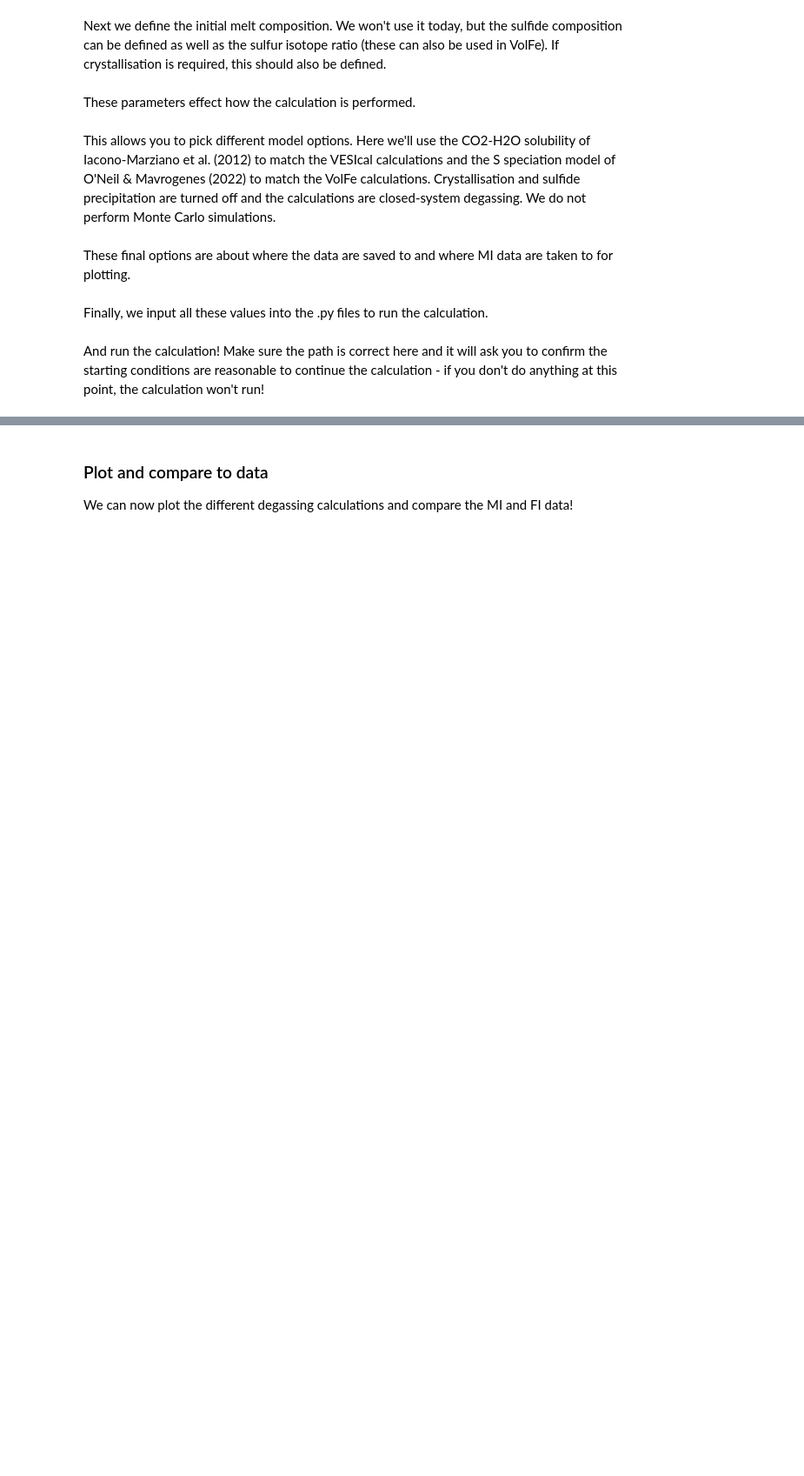
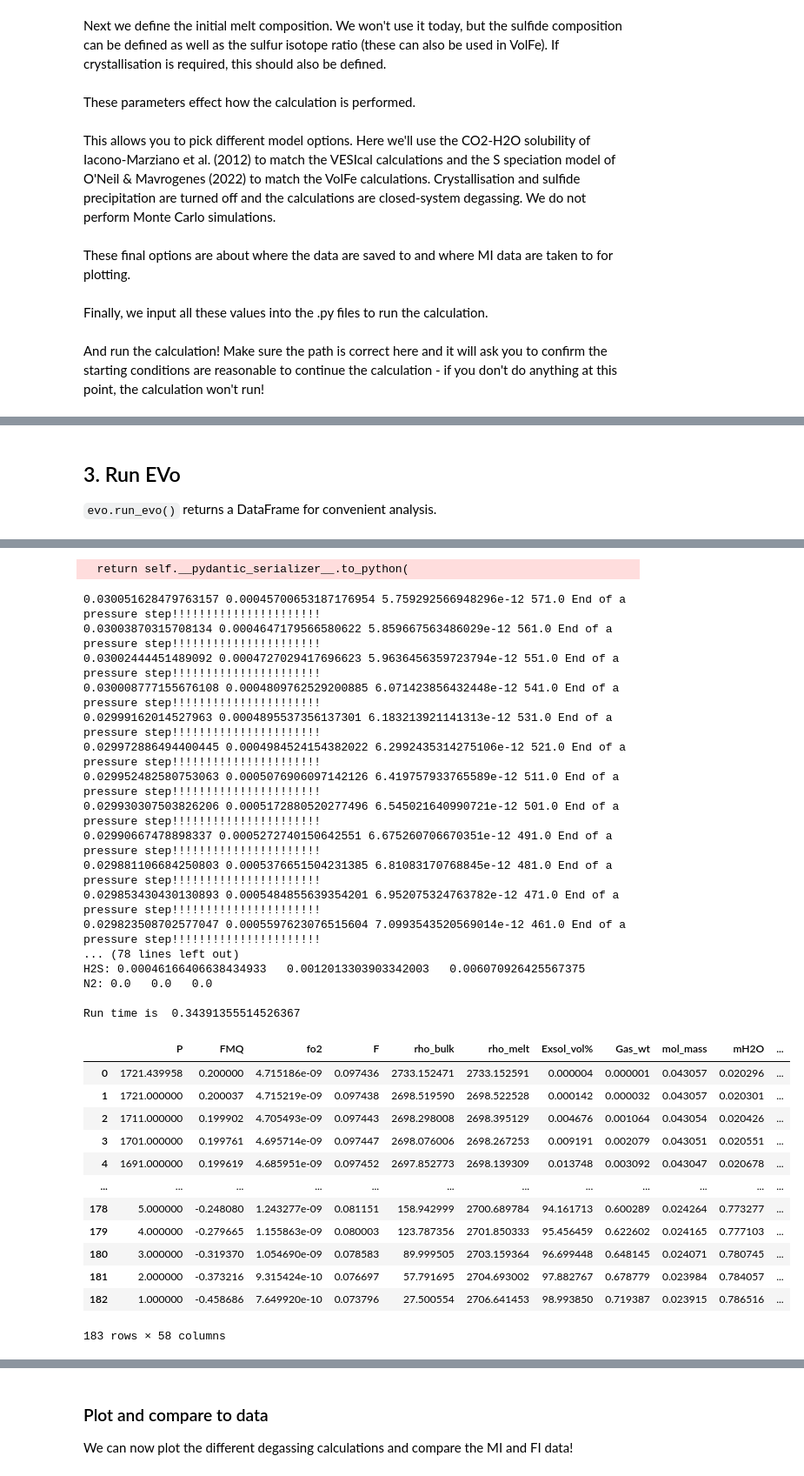
Before and after one commit to eryhughes/workshop_volatiles_goldschmidt2026, a Jupyter notebook: exercise_volatiles_workshop.ipynb, the cells around one changed output, grey strips where cells are left out. Shown at 87% size. Drawn from its saved outputs; the diff is of its cells as text; code cells hidden in the pictures; blank space fills up the shorter version.

```diff
--- a/exercise_volatiles_workshop.ipynb
+++ b/exercise_volatiles_workshop.ipynb
@@ -866,0 +894,45 @@ results_degas_sx = pd.read_csv('Sulfur_X-main/results_folder/test_Fuego_closedT'
+# %%
+# Set up fixed model parameters
+
+model = {
+    "COMPOSITION": "basalt",
+    "FIND_SATURATION": True,
+    "GAS_SYS": "cohs",
+    "FE_SYSTEM": True,
+    "FO2_buffer_SET": True,
+    "FH2_SET": False,
+    "WTH2O_SET": True,
+    "WTCO2_SET": True,
+    "SULFUR_SET": True,
+}
+
+# Then merge with the input parameters for use with EVo.
+
+# Starting conditions
+fo2_buffer = "FMQ"  # reference buffer (IW, FMQ or NNO)
+dfo2 =  DFMQ  # offset from buffer in log units
+temp_k = float(MI.loc[row,'T_C']) + 273.15  # temperature, K
+h2o_wt_perc = ini_comp['H2O']  # dissolved H2O in the melt, wt%
+co2_wt_perc = ini_comp['CO2']/10000 # dissolved CO2 in the melt, wt%
+s_ppm = float(MI.loc[row,'S_MI_PEC EPMA'])  # dissolved S in the melt, ppm
+
+env = pd.Series(
+    model
+    | {
+        "FO2_buffer": fo2_buffer,
+        "FO2_buffer_START": dfo2,
+        "T_START": temp_k,
+        # Volatile inputs as melt wt fractions (EVo uses wt fraction internally)
+        "WTH2O_START": h2o_wt_perc / 100,
+        "WTCO2_START": co2_wt_perc / 100,
+        "SULFUR_START": s_ppm / 1e6,
+    }
+)
+# %% [markdown]
+## 3. Run EVo
+
+`evo.run_evo()` returns a DataFrame for convenient analysis.
+# %%
+df_evo = evo.run_evo(composition, env)
+df_evo
+# %% [output]
@@ -866,0 +956,31 @@ results_degas_sx = pd.read_csv('Sulfur_X-main/results_folder/test_Fuego_closedT'
+  return self.__pydantic_serializer__.to_python(
+0.030051628479763157 0.00045700653187176954 5.759292566948296e-12 571.0 End of a pressure step!!!!!!!!!!!!!!!!!!!!!!
+0.03003870315708134 0.0004647179566580622 5.859667563486029e-12 561.0 End of a pressure step!!!!!!!!!!!!!!!!!!!!!!
+0.03002444451489092 0.0004727029417696623 5.9636456359723794e-12 551.0 End of a pressure step!!!!!!!!!!!!!!!!!!!!!!
+0.030008777155676108 0.0004809762529200885 6.071423856432448e-12 541.0 End of a pressure step!!!!!!!!!!!!!!!!!!!!!!
+0.02999162014527963 0.0004895537356137301 6.183213921141313e-12 531.0 End of a pressure step!!!!!!!!!!!!!!!!!!!!!!
+0.029972886494400445 0.0004984524154382022 6.2992435314275106e-12 521.0 End of a pressure step!!!!!!!!!!!!!!!!!!!!!!
+0.029952482580753063 0.0005076906097142126 6.419757933765589e-12 511.0 End of a pressure step!!!!!!!!!!!!!!!!!!!!!!
+0.029930307503826206 0.0005172880520277496 6.545021640990721e-12 501.0 End of a pressure step!!!!!!!!!!!!!!!!!!!!!!
+0.02990667478898337 0.0005272740150642551 6.675260706670351e-12 491.0 End of a pressure step!!!!!!!!!!!!!!!!!!!!!!
+0.029881106684250803 0.0005376651504231385 6.81083170768845e-12 481.0 End of a pressure step!!!!!!!!!!!!!!!!!!!!!!
+0.029853430430130893 0.0005484855639354201 6.952075324763782e-12 471.0 End of a pressure step!!!!!!!!!!!!!!!!!!!!!!
+0.029823508702577047 0.0005597623076515604 7.0993543520569014e-12 461.0 End of a pressure step!!!!!!!!!!!!!!!!!!!!!!
+... (78 lines left out)
+H2S: 0.00046166406638434933   0.0012013303903342003   0.006070926425567375
+N2: 0.0   0.0   0.0
+
+Run time is  0.34391355514526367
+|  | P | FMQ | fo2 | F | rho_bulk | rho_melt | Exsol_vol% | Gas_wt | mol_mass | mH2O | ... |
+| 0 | 1721.439958 | 0.200000 | 4.715186e-09 | 0.097436 | 2733.152471 | 2733.152591 | 0.000004 | 0.000001 | 0.043057 | 0.020296 | ... |
+| 1 | 1721.000000 | 0.200037 | 4.715219e-09 | 0.097438 | 2698.519590 | 2698.522528 | 0.000142 | 0.000032 | 0.043057 | 0.020301 | ... |
+| 2 | 1711.000000 | 0.199902 | 4.705493e-09 | 0.097443 | 2698.298008 | 2698.395129 | 0.004676 | 0.001064 | 0.043054 | 0.020426 | ... |
+| 3 | 1701.000000 | 0.199761 | 4.695714e-09 | 0.097447 | 2698.076006 | 2698.267253 | 0.009191 | 0.002079 | 0.043051 | 0.020551 | ... |
+| 4 | 1691.000000 | 0.199619 | 4.685951e-09 | 0.097452 | 2697.852773 | 2698.139309 | 0.013748 | 0.003092 | 0.043047 | 0.020678 | ... |
+| ... | ... | ... | ... | ... | ... | ... | ... | ... | ... | ... | ... |
+| 178 | 5.000000 | -0.248080 | 1.243277e-09 | 0.081151 | 158.942999 | 2700.689784 | 94.161713 | 0.600289 | 0.024264 | 0.773277 | ... |
+| 179 | 4.000000 | -0.279665 | 1.155863e-09 | 0.080003 | 123.787356 | 2701.850333 | 95.456459 | 0.622602 | 0.024165 | 0.777103 | ... |
+| 180 | 3.000000 | -0.319370 | 1.054690e-09 | 0.078583 | 89.999505 | 2703.159364 | 96.699448 | 0.648145 | 0.024071 | 0.780745 | ... |
+| 181 | 2.000000 | -0.373216 | 9.315424e-10 | 0.076697 | 57.791695 | 2704.693002 | 97.882767 | 0.678779 | 0.023984 | 0.784057 | ... |
+| 182 | 1.000000 | -0.458686 | 7.649920e-10 | 0.073796 | 27.500554 | 2706.641453 | 98.993850 | 0.719387 | 0.023915 | 0.786516 | ... |
+183 rows × 58 columns
```
Also changed, not shown: parts of 13 cells of this notebook, 3 other files.
